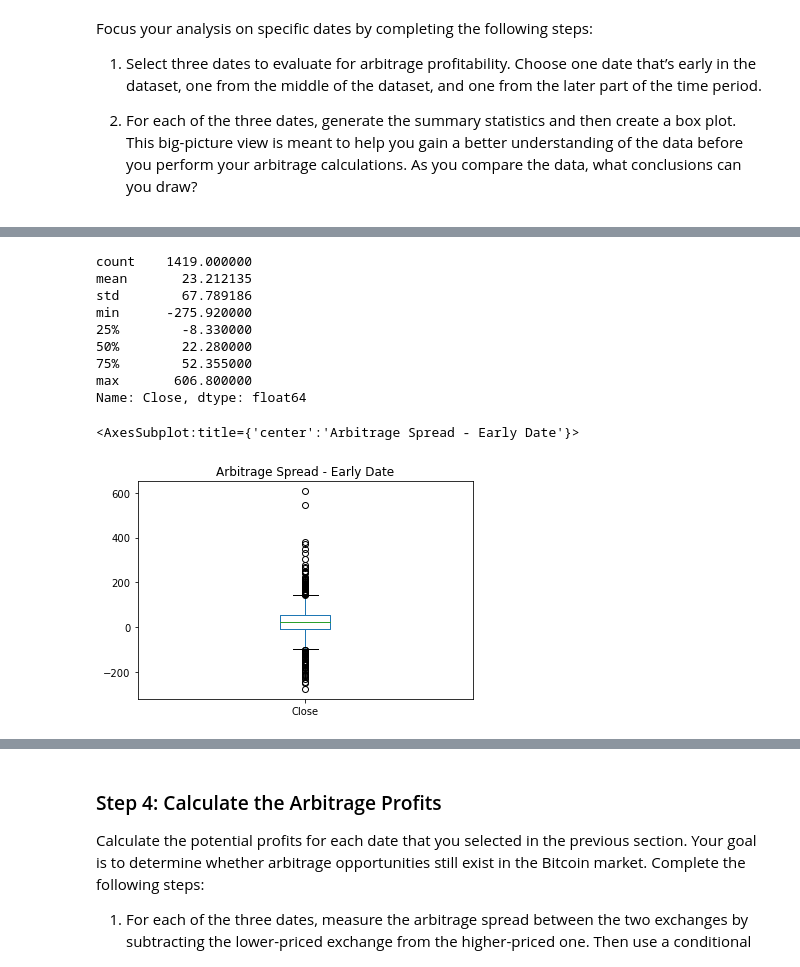
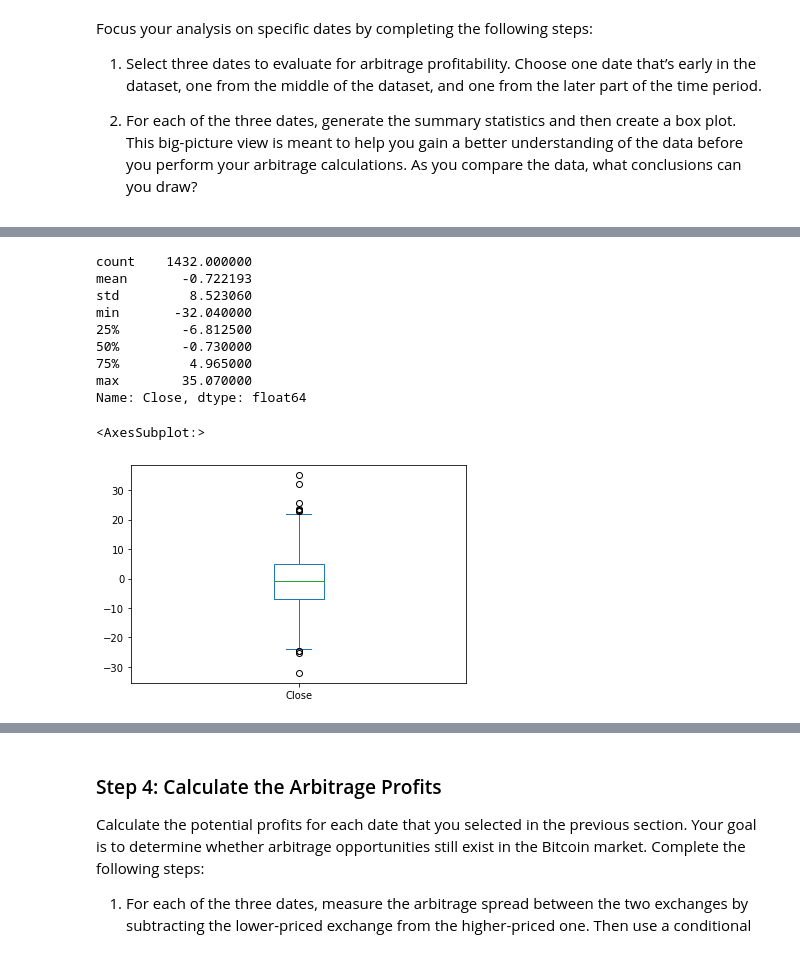
Before and after one commit to Sumguy1234/Challenge3, a Jupyter notebook: crypto_arbitrage.ipynb, the cells around one changed output, grey strips where cells are left out. Drawn from its saved outputs; the diff is of its cells as text; code cells hidden in the pictures.

```diff
--- a/crypto_arbitrage.ipynb
+++ b/crypto_arbitrage.ipynb
@@ -325,23 +379,26 @@ coinbase_sliced.loc['2018-02-02'].plot(legend=True,figsize=(15, 7),color='orange
 # %%
-# Using the early date that you have selected, calculate the arbitrage spread
+# Using the date from the late that you have selected, calculate the arbitrage spread
 # by subtracting the bitstamp lower closing prices from the coinbase higher closing prices
-arbitrage_spread_early = # YOUR CODE HERE
+arbitrage_spread_late = coinbase_sliced.loc['2018-03-26'] - bitstamp_sliced.loc['2018-03-26']
 
-# Generate summary statistics for the early DataFrame
+
+# Generate summary statistics for the late DataFrame
 # YOUR CODE HERE
+arbitrage_spread_late.describe()
 # %% [output]
-count    1419.000000
-mean       23.212135
-std        67.789186
-min      -275.920000
-25%        -8.330000
-50%        22.280000
-75%        52.355000
-max       606.800000
+count    1432.000000
+mean       -0.722193
+std         8.523060
+min       -32.040000
+25%        -6.812500
+50%        -0.730000
+75%         4.965000
+max        35.070000
 Name: Close, dtype: float64
 # %%
-# Visualize the arbitrage spread from early in the dataset in a box plot
+# Visualize the arbitrage spread from late in the dataset in a box plot
 # YOUR CODE HERE
+arbitrage_spread_late.plot(kind='box')
 # %% [output]
-<AxesSubplot:title={'center':'Arbitrage Spread - Early Date'}>
+<AxesSubplot:>
-[figure, old version]
+[figure, new version]
```
Also changed, not shown: parts of 49 cells of this notebook.
